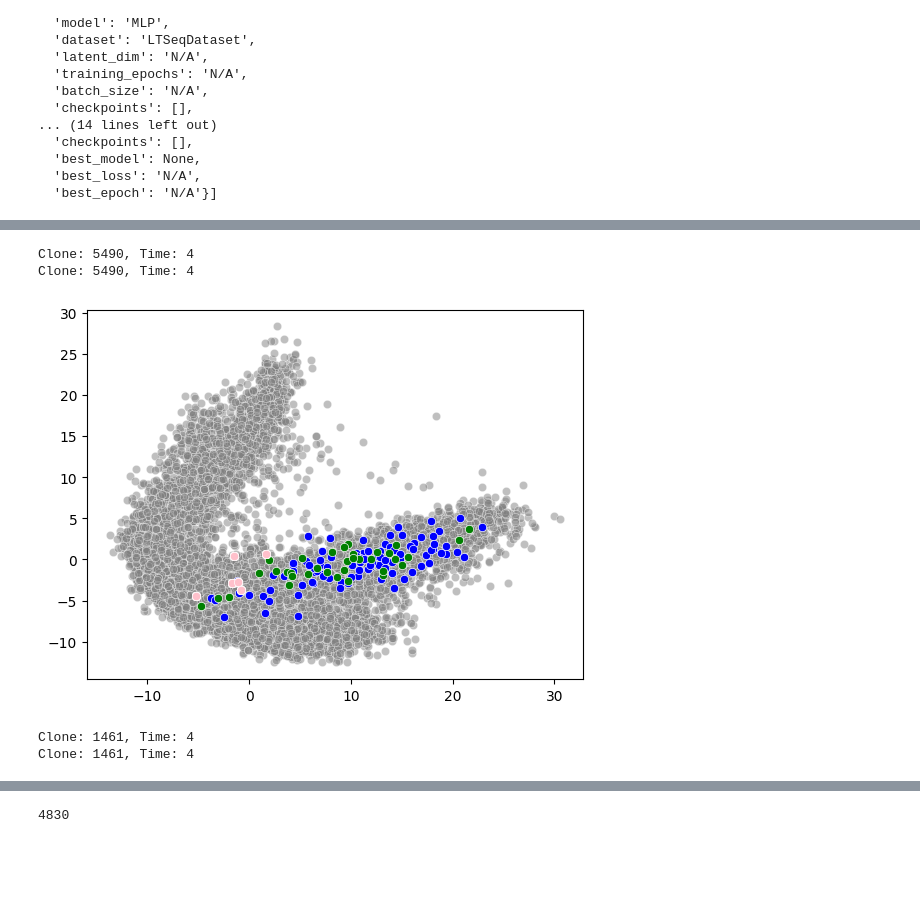
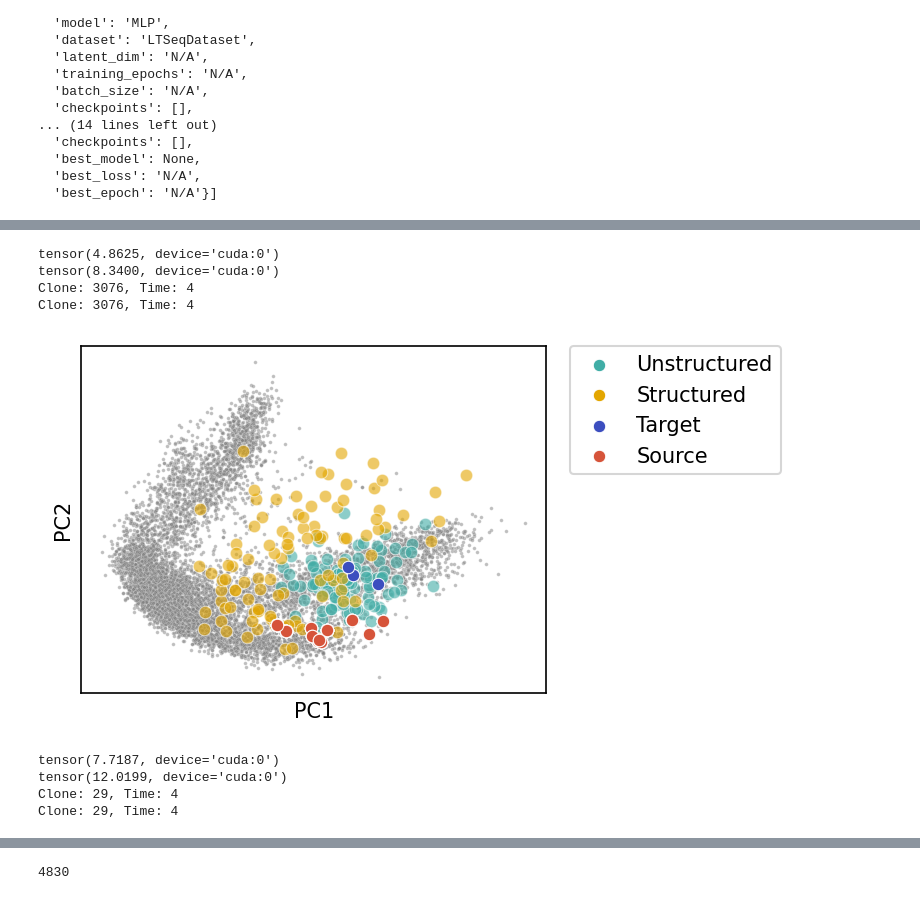
Before and after one commit to njwfish/DistributionConditionedTransport, a Jupyter notebook: notebooks/lt_eval.ipynb, the cells around one changed output, grey strips where cells are left out. Saved outputs shown, nothing was run; the diff lists cells and outputs as text; code cells hidden in the pictures; blank space fills up the shorter version.

Commit message:
some plots

```diff
--- a/notebooks/lt_eval.ipynb
+++ b/notebooks/lt_eval.ipynb
@@ -78,13 +81,9 @@ with torch.no_grad():
 # %%
-from sklearn.model_selection import train_test_split
-from sklearn.linear_model import RidgeCV
-from sklearn.metrics import mean_squared_error, r2_score
-
 # 1) get numpy embeddings and torch samples
-X = z_x.cpu().numpy()
-Y = z_y.cpu().numpy()
-src = lts.test_srcs      # torch.Tensor of shape (N, …)
-tgt = lts.test_tgts      # torch.Tensor of shape (N, …)
+X = z_x_st.cpu().numpy()
+Y = z_y_st.cpu().numpy()
+src = lts.test_srcs      # torch.Tensor of shape
+tgt = lts.test_tgts      # torch.Tensor of shape
 
 # 2) split indices
 n = X.shape[0]
@@ -95,7 +94,7 @@ X_train, Y_train = X[train_idx], Y[train_idx]
 X_test,  Y_test  = X[test_idx],  Y[test_idx]
 
 src_test = src[test_idx]
-z_x_test = z_x[test_idx]
+z_x_test = z_x_st[test_idx]
 tgt_test = tgt[test_idx]
 
 # 3) fit ridge on train
@@ -110,7 +109,7 @@ print("Test MSE:", mean_squared_error(Y_test, Y_pred_test))
 print("Test R2:",  r2_score(Y_test, Y_pred_test, multioutput='variance_weighted'))
 
 # 5) generate held‐out y_hat and compute EMD
-y_hat_test = gen(
+y_hat_test_st = gen(
     src_test.cuda().reshape(-1, 50),
     z_x_test.cuda(),
     torch.tensor(Y_pred_test).cuda()
@@ -118,7 +117,7 @@ y_hat_test = gen(
 
 loss = SamplesLoss("energy")
 
-energies = loss(y_hat_test.cuda(), tgt_test.cuda())
+energies = loss(y_hat_test_st.cuda(), tgt_test.cuda())
 
 energy = energies.mean()
 
@@ -150,59 +195,67 @@ for i in range(252):#np.random.choice(252, 10, replace=False):
     clone = int(metadata[0])
     time = int(float(metadata[1]))
 
-    if energies[i] < 0.75:# and time < 4:
+    if energies[i] - energies_unst[i] > 3:# and time < 4:
+
+        print(energies_unst[i])
+        print(energies[i])
 
         true_targets = lts.adata[lts.adata.obs['clone'] == clone]
         true_targets = true_targets[true_targets.obs['time'] == time + 2]
 
-        predicted_pcs = y_hat_test[i].cpu().numpy()
+        predicted_pcs_unst = y_hat_test_unst[i].cpu().numpy()
+        predicted_pcs_st = y_hat_test_st[i].cpu().numpy()
 
         # print(len(predicted_pcs))
 
         # distances, indices = nbrs.kneighbors(predicted_pcs[:, :2])
         # neighbors = lts.adata[indices[0]]
 
-
-
         print(f'Clone: {clone}, Time: {time}')
 
         print(f'Clone: {clone}, Time: {time}')
 
-        # sns.scatterplot(x=lts.adata.obs['SPRING1'],
-        #                 y=lts.adata.obs['SPRING2'],
-        #                 # hue=lts.adata.obs['t'],
-        #                 palette='tab10',
-        #                 alpha=0.1)
+        plt.figure(figsize=(4, 3), dpi=150)
 
-        # sns.scatterplot(x=true_targets.obs['SPRING1'],
-        #                 y=true_targets.obs['SPRING2'],
-        #                 color='green',)
-
-        # sns.scatterplot(x=neighbors.obs['SPRING1'],
-        #                 y=neighbors.obs['SPRING2'],
-        #                 color='red',)
 
         sns.scatterplot(x=to_plot.obsm['X_pca'][:, 0],
                         y=to_plot.obsm['X_pca'][:, 1],
-                        color='gray', alpha=0.5)
+                        color='gray', alpha=0.5, s=3)
 
-        sns.scatterplot(x=predicted_pcs[:, 0],
-                        y=predicted_pcs[:, 1],
-                        color='blue',)
+        sns.scatterplot(x=predicted_pcs_unst[:, 0],
+                        y=predicted_pcs_unst[:, 1], alpha=0.6,
+                        color='#40ada6', label='Unstructured')
+
+        sns.scatterplot(x=predicted_pcs_st[:, 0],
+                        y=predicted_pcs_st[:, 1], alpha=0.6,
+                        color='#e3a600', label='Structured')
 
         sns.scatterplot(x=true_targets.obsm['X_pca'][:, 0],
                         y=true_targets.obsm['X_pca'][:, 1],
-                        color='green',)
+                        color='#3c4ebf', label='Target')
 
         sns.scatterplot(x=src_test.cpu().numpy()[i, :, 0],
                         y=src_test.cpu().numpy()[i, :, 1],
-                        color='pink',)
+                        color='#d6543a', label='Source')
 
 
+        leg = plt.legend(bbox_to_anchor=(1.05, 1), loc='upper left',
+                    borderaxespad=0., markerscale=1, )
+        for lh in leg.legend_handles:
+            lh.set_alpha(1)
+
+        plt.xticks([])
+        plt.yticks([])
+        plt.xlabel('PC1')
+        plt.ylabel('PC2')
         plt.show()
 # %% [output]
-Clone: 5490, Time: 4
-Clone: 5490, Time: 4
+tensor(4.8625, device='cuda:0')
+tensor(8.3400, device='cuda:0')
+Clone: 3076, Time: 4
+Clone: 3076, Time: 4
-[figure, old version]
+[figure, new version]
-Clone: 1461, Time: 4
-Clone: 1461, Time: 4
+tensor(7.7187, device='cuda:0')
+tensor(12.0199, device='cuda:0')
+Clone: 29, Time: 4
+Clone: 29, Time: 4
```
Also changed, not shown: parts of 9 cells of this notebook.
